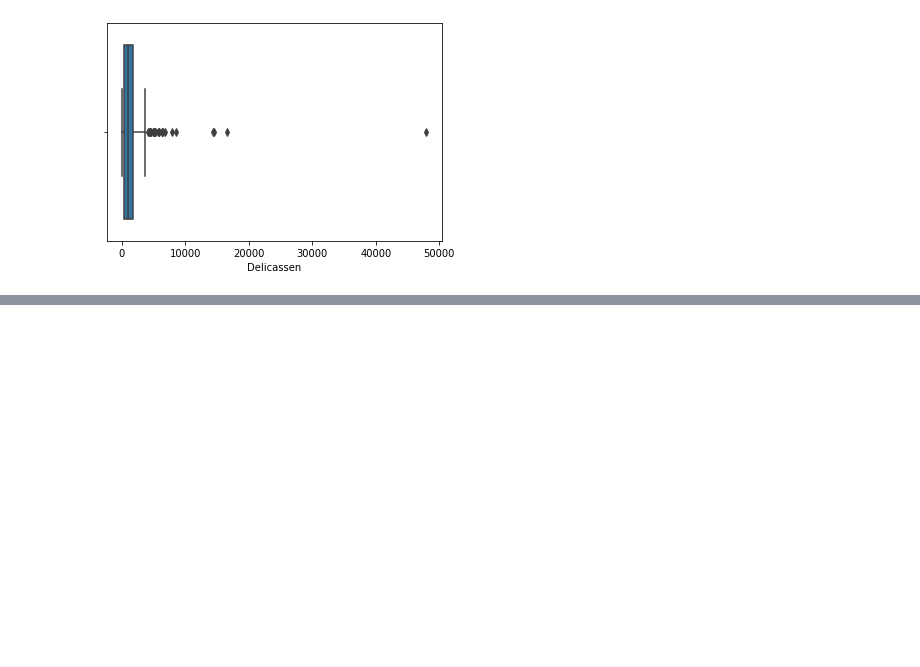
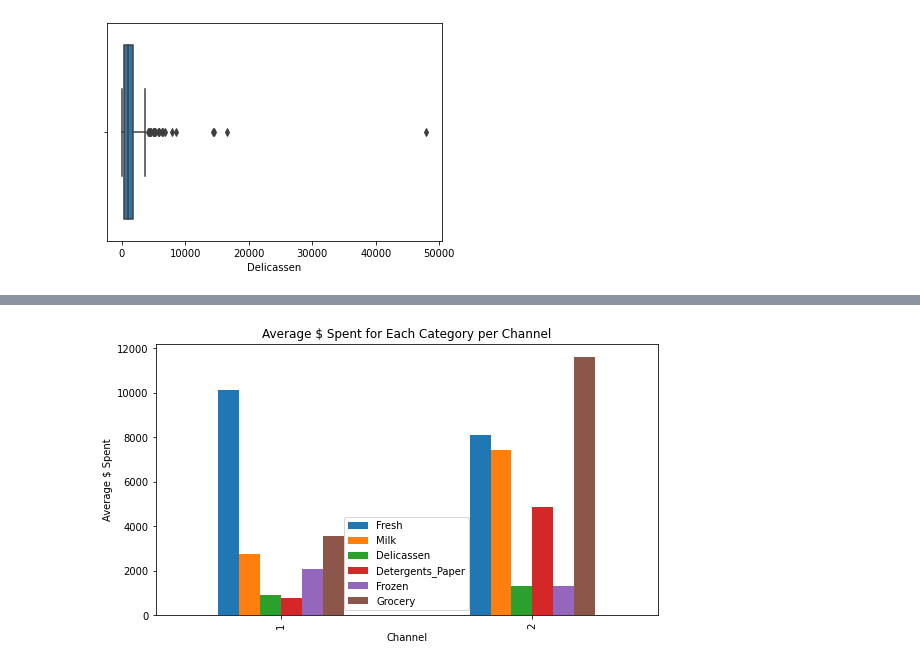
Before and after one commit to mopferman/Project2, a Jupyter notebook: Wholesale_Customers_Project_2.ipynb, the cells around one changed output, grey strips where cells are left out. Drawn from its saved outputs; the diff is of its cells as text; code cells hidden in the pictures; blank space fills up the shorter version.

```diff
--- a/Wholesale_Customers_Project_2.ipynb
+++ b/Wholesale_Customers_Project_2.ipynb
@@ -104,0 +123,6 @@ sns.boxplot(df['Delicassen']);
+# %%
+df.groupby('Channel')[cols].mean().plot(kind = 'bar', figsize= (9,5))
+plt.title('Average $ Spent for Each Category per Channel')
+plt.ylabel('Average $ Spent');
+# %% [output]
+[figure, added]
```
Also changed, not shown: parts of 5 cells of this notebook.
